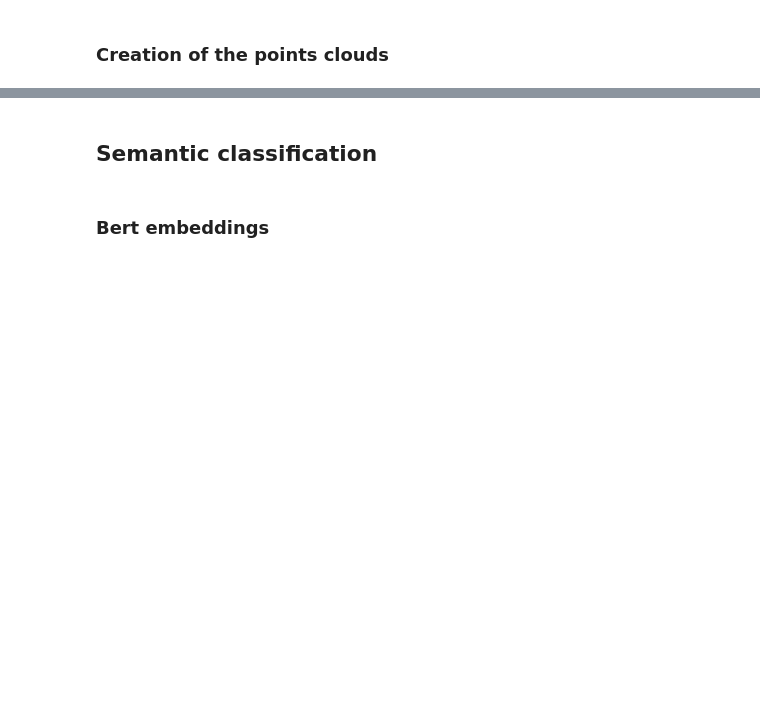
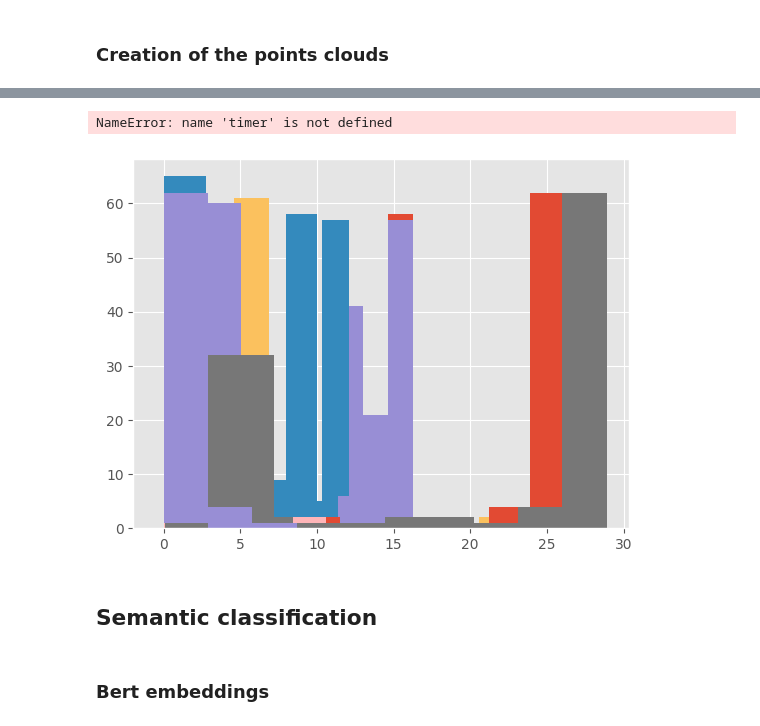
Before and after one commit to AGarciaCast/poetryTopology, a Jupyter notebook: poetryTopology.ipynb, the cells around one changed output, grey strips where cells are left out. Cells and saved outputs as stored; diff of their text form; code cells hidden in the pictures; blank space fills up the shorter version.

```diff
--- a/poetryTopology.ipynb
+++ b/poetryTopology.ipynb
@@ -384,0 +388,6 @@ style_fake_ds.shape
+# %%
+#Open output file, remove first file and also the separators
+with open("Data/out.txt", "r", encoding='UTF-8', errors='ignore') as f :
+    output = f.readlines()
+output = output[1:]
+output = list(filter(lambda a: "***" not in a, output))
@@ -387,5 +500,5 @@ style_fake_ds.shape
 # %%
-"""distance = sr.Distance(spatial.distance.pdist(data, "euclidean"))
+distance = sr.Distance(spatial.distance.pdist(Matrix_features, "euclidean"))
 wisconsin_distances = distance.square_form()
 i = 0
 while i < len(wisconsin_distances):
@@ -406,33 +519,36 @@ for k in distributions.keys():
 number_instances=300
 sample_size=30
 
 start = timer()
 h0_sr = {}
 h1_sr = {}
 for k in  distributions.keys():
     h0_sr[k] = []
     h1_sr[k] = []
     for patient in wisconsin_distances:
         p = distributions[k](patient)
         s = sr.get_sample(number_instances, sample_size, p)
         f = distance.get_h0sr(sample=s,clustering_method="complete")
         b = distance.get_bc(sample=s, maxdim=1)
         g = sr.bc_to_sr(b,degree="H1")
         h0_sr[k].append(f)
         h1_sr[k].append(g)
 end = timer()
 print(timedelta(seconds=end-start))
 
 for k in distributions.keys():
     fig = plt.figure(k,figsize=(30,30))
     i = 0
     for f in h0_sr[k]:
         if classification[i] ==2:
             color = "black"
         else:
             color = "red"
         f.plot(color = color)
         i += 1"""
+# %% [output]
+NameError: name 'timer' is not defined
+[figure, added]
 # %% [markdown]
 ## Semantic classification
 # %% [markdown]
```
Also changed, not shown: parts of 12 cells of this notebook, 2 other files.
